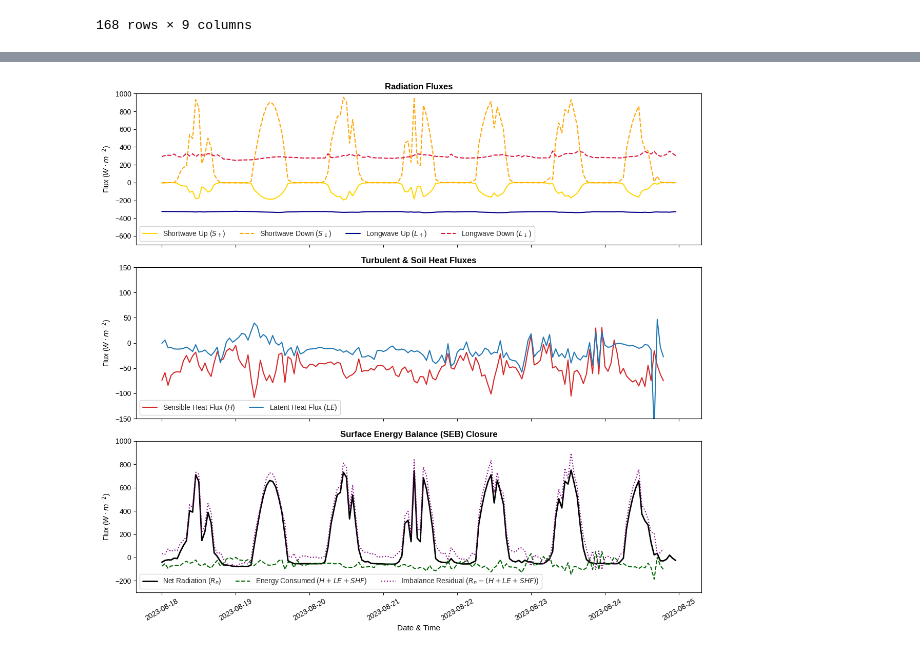
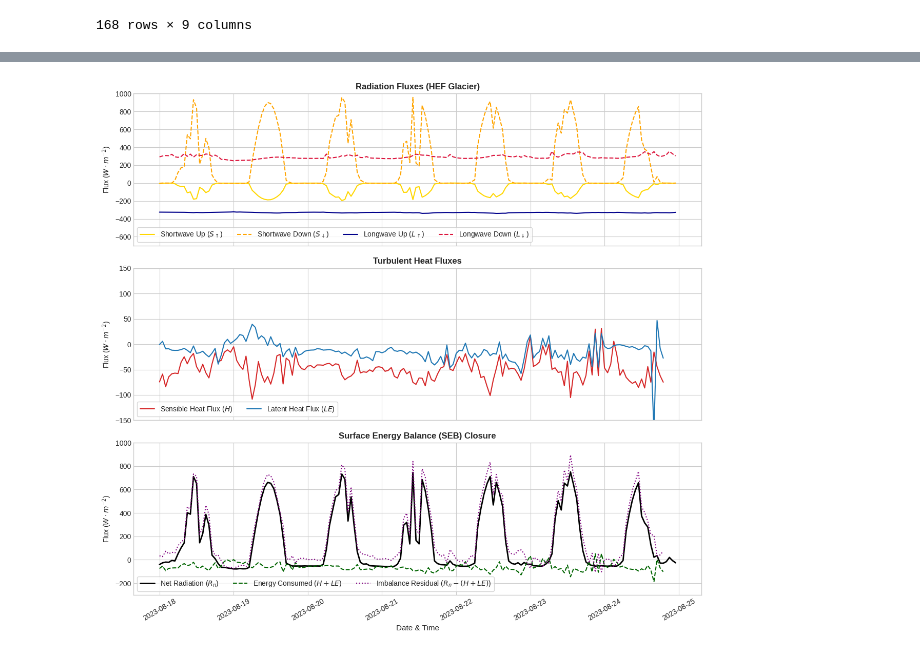
Before and after one commit to cryohydromettools/cryoextremes-practicals, a Jupyter notebook: 5_HEF_glacier.ipynb, the cells around one changed output, grey strips where cells are left out. Saved outputs shown, nothing was run; the diff lists cells and outputs as text; code cells hidden in the pictures.

```diff
--- a/5_HEF_glacier.ipynb
+++ b/5_HEF_glacier.ipynb
@@ -32,12 +74,12 @@ See the caveats in the documentation: https://pandas.pydata.org/pandas-docs/stab
 # %%
-# File path to EddyPro full output file
-file_path = "/home/lacrio/Downloads/transfer_13662390_files_314b8ad0/eddypro_csat_full_output_2026-10-08T083750_exp.csv"
+# File path to EddyPro full output file for HEF Glacier
+file_path = "data/HEF/eddypro_csat_full_output_2026-10-08T083750_exp.csv"
 
 # Load CSV ignoring top metadata header rows and treating -9999 as missing values
-df = pd.read_csv(file_path, sep=",", skiprows=[0, 2], na_values=-9999)
+df_eddy = pd.read_csv(file_path, sep=",", skiprows=[0, 2], na_values=-9999)
 
 # Inspect column names
-print(df.columns)
+print(df_eddy.columns)
 # %% [output]
 Index(['filename', 'date', 'time', 'DOY', 'daytime', 'file_records',
        'used_records', 'Tau', 'qc_Tau', 'H',
@@ -48,9 +93,8 @@ Index(['filename', 'date', 'time', 'DOY', 'daytime', 'file_records',
 # %%
-# Select target micrometeorological variables
-df_sel_eddy = df[["date", "time", "H", "LE", "air_temperature", 'air_pressure', "RH", "wind_speed", "wind_dir"]].copy()
+# Select target micrometeorological and turbulent flux variables
+df_sel_eddy = df_eddy[["date", "time", "H", "LE", "air_temperature", "air_pressure", "RH", "wind_speed", "wind_dir"]].copy()
 
-
-# Construct datetime index and apply time zone shift (+3 hours)
+# Construct datetime index and resample to 1-hour averages
 df_sel_eddy["datetime"] = pd.to_datetime(df_sel_eddy["date"] + " " + df_sel_eddy["time"])
 df_sel_eddy = df_sel_eddy.set_index("datetime").drop(columns=["date", "time"]).resample("1h").mean()
 df_sel_eddy
@@ -117,5 +166,5 @@ df_merged
 # %%
-# 2. Figure Setup with 3 Subplots
+# Figure setup for HEF Glacier SEB analysis
 fig, (ax1, ax2, ax3) = plt.subplots(3, 1, figsize=(12, 11), sharex=True)
 plt.style.use(
     "seaborn-v0_8-whitegrid"
@@ -124,7 +173,6 @@ plt.style.use(
 )
 
 # --- Subplot 1: Radiation Fluxes ---
-# Intercambiamos los labels entre SDn y SUp, y entre LDnCo y LUpCo para ajustar a los datos reales
 ax1.plot(
     df_merged.index,
     -df_merged["SWout_Avg"],
@@ -150,18 +198,17 @@ ax1.plot(
 ax1.plot(
     df_merged.index,
     df_merged["LWinCor_Avg"],
-    label="Longwave Down ($L_{\\downarrow}$)",
+    label="Longwave Down ($L_{\downarrow}$)",
     color="crimson",
     linestyle="--",
     linewidth=1.5,
 )
-ax1.set_ylabel("Flux ($W\\cdot m^{-2}$)", fontsize=10)
-ax1.set_title("Radiation Fluxes", fontsize=12, fontweight="bold")
+ax1.set_ylabel("Flux ($W \\cdot m^{-2}$)", fontsize=10)
+ax1.set_title("Radiation Fluxes (HEF Glacier)", fontsize=12, fontweight="bold")
 ax1.set_ylim(-700, 1000)
 ax1.legend(loc="lower left", frameon=True, ncol=4)
 
-
-# --- Subplot 2: Turbulent & Soil Heat Fluxes ---
+# --- Subplot 2: Turbulent Heat Fluxes ---
 ax2.plot(
     df_merged.index,
     df_merged["H"],
@@ -176,45 +223,43 @@ ax2.plot(
     color="tab:blue",
     linewidth=1.5,
 )
-
-ax2.set_ylabel("Flux ($W\\cdot m^{-2}$)", fontsize=10)
+ax2.set_ylabel("Flux ($W \\cdot m^{-2}$)", fontsize=10)
 ax2.set_ylim(-150, 150)
-ax2.set_title("Turbulent & Soil Heat Fluxes", fontsize=12, fontweight="bold")
+ax2.set_title("Turbulent Heat Fluxes", fontsize=12, fontweight="bold")
 ax2.legend(loc="lower left", frameon=True, ncol=3)
 
 # --- Subplot 3: Surface Energy Balance (SEB) ---
 ax3.plot(
     df_merged.index,
     df_merged["Rn"],
     label="Net Radiation ($R_n$)",
     color="black",
     linewidth=2,
 )
 ax3.plot(
     df_merged.index,
     df_merged["SEB_Consumed"],
-    label="Energy Consumed ($H + LE + SHF$)",
+    label="Energy Consumed ($H + LE$)",
     color="darkgreen",
     linestyle="--",
     linewidth=1.5,
 )
 ax3.plot(
     df_merged.index,
     df_merged["SEB_Residual"],
     label="Imbalance Residual ($R_n - (H+LE)$)",
     color="purple",
     linestyle=":",
     linewidth=1.5,
 )
-ax3.set_ylabel("Flux ($W\\cdot m^{-2}$)", fontsize=10)
+ax3.set_ylabel("Flux ($W \\cdot m^{-2}$)", fontsize=10)
 ax3.set_ylim(-300, 1000)
 ax3.set_xlabel("Date & Time", fontsize=11)
-ax3.set_title(
-    "Surface Energy Balance (SEB) Closure", fontsize=12, fontweight="bold"
-)
+ax3.set_title("Surface Energy Balance (SEB) Closure", fontsize=12, fontweight="bold")
 ax3.legend(loc="lower left", frameon=True, ncol=3)
 
 plt.xticks(rotation=30)
 plt.tight_layout()
+plt.show()
 # %% [output]
-[figure, old version]
+[figure, new version]
```
Also changed, not shown: parts of 13 cells of this notebook, 10 other files.
